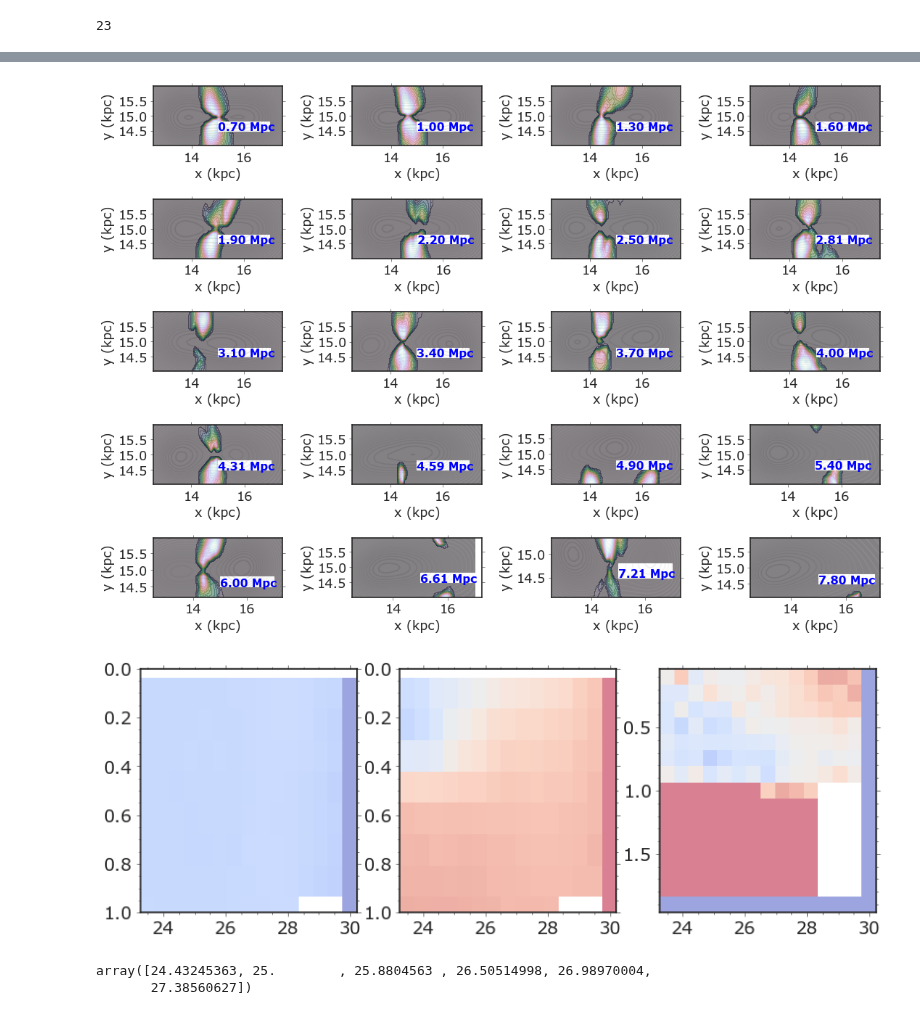
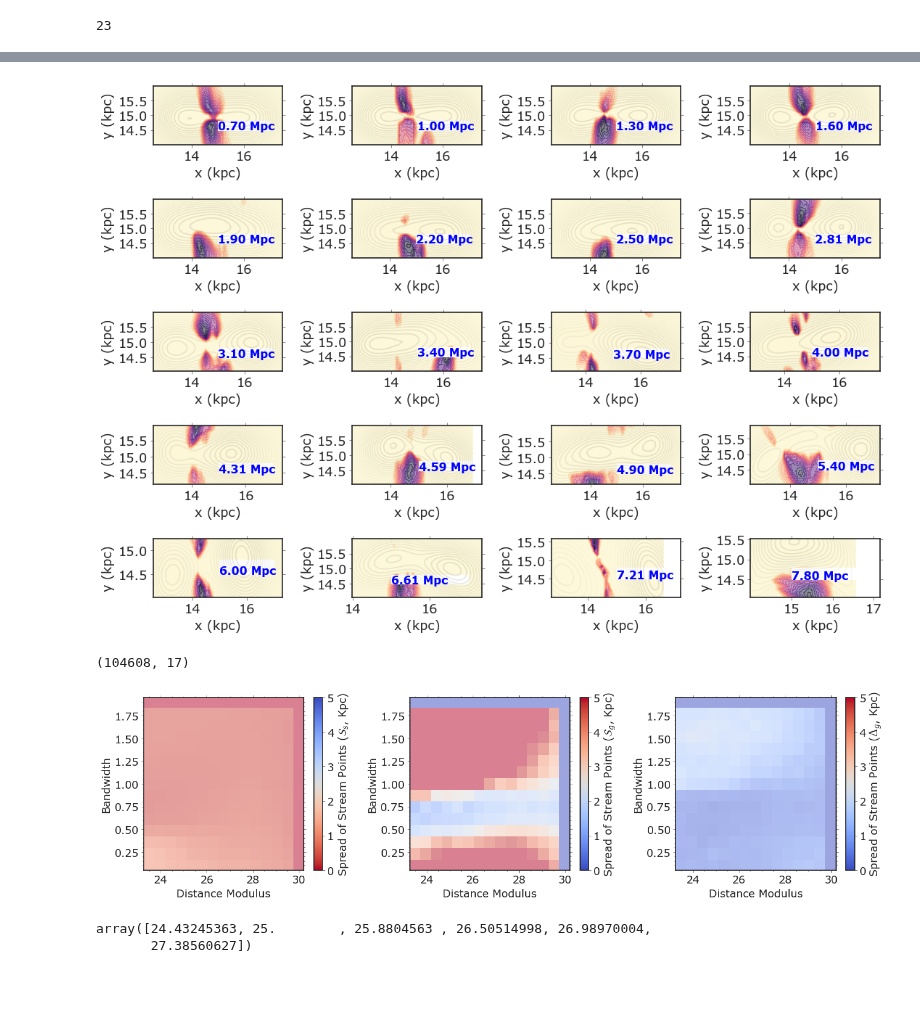
Before and after one commit to caganze/stellarstreams, a Jupyter notebook: notebooks/Gap Detection Pipeline.ipynb, the cells around one changed output, grey strips where cells are left out. Drawn from its saved outputs; the diff is of its cells as text; code cells hidden in the pictures; blank space fills up the shorter version.

```diff
--- a/notebooks/Gap Detection Pipeline.ipynb
+++ b/notebooks/Gap Detection Pipeline.ipynb
@@ -347,18 +347,19 @@ def get_counts(df, dgrid, rgc, m):
 
     for idx in range(len(dgrid)-1):
         v=df0[np.logical_and(df0.distance/1e6>=dgrid[idx], df0.distance/1e6<dgrid[idx+1])]
+
         res['stream_dens'].append([np.nanmedian(v.stream_dens.values), np.nanstd(v.stream_dens.values)])
         res['gap_dens'].append([np.nanmedian(v.gap_dens.values), np.nanstd(v.gap_dens.values)])
         res['bck_dens'].append([np.nanmedian(v.bck_dens.values), np.nanstd(v.bck_dens.values)])
 
-        gap_stream_ratio=v.gap_dens.values/v.stream_dens.values
-        stream_bck_ratio=v.stream_dens.values-v.bck_dens
+        gap_stream_ratio=v.gap_dens.values/v.bck_dens.values
+        stream_bck_ratio=v.stream_dens.values/v.bck_dens.values
         res['gap_stream_ratio'].append([np.nanmedian(gap_stream_ratio), np.nanstd(gap_stream_ratio)])
         res['stream_bck_ratio'].append([np.nanmedian(stream_bck_ratio), np.nanstd( stream_bck_ratio)])
 
     return res
 # %%
-dgrid=np.arange(0.77, 10, .1)
+dgrid=np.arange(0.77, 10, .2)
 # %%
 def make_line_plot(ax, x, y, yerr, rgc, **kwargs):
 
@@ -366,10 +367,16 @@ def make_line_plot(ax, x, y, yerr, rgc, **kwargs):
     #print (vls)
     rgcx=int(np.nanmedian(np.array(rgc.split('_')).astype(float)))
 
+    y1 = np.interp(dgrid, x, y)
+    dy1 = np.interp(dgrid, x, y-yerr)
+    dy2 = np.interp(dgrid, x, y+yerr)
 
-    ax.plot(x[~nans], y[~nans], **kwargs)
+    ax.plot(dgrid, y1, **kwargs)
+    #ax.fill_between(dgrid, dy1, dy2, alpha=0.05, color=colors[rgc])
+    #ax.plot(x[~nans], y[~nans], **kwargs)
 
-    ax.fill_between(x[~nans], y[~nans]-yerr[~nans], y[~nans]+yerr[~nans],  alpha=0.1, color=colors[rgc])
+
+    #ax.fill_between(x[~nans], y[~nans]-yerr[~nans], y[~nans]+yerr[~nans],  alpha=0.1, color=colors[rgc])
 
     #ax.plot(dgrid[:-1], np.vstack(vls['stream_dens'])[:,0], color=colors[rgc], linestyle='-', label='Stream, Rgc={} Kpc'.format(rgcx))
     #ax[0][0].fill_between(dgrid[:-1], np.vstack(vls['stream_dens'])[:,0]-np.vstack(vls['stream_dens'])[:,1],
@@ -518,10 +539,11 @@ axs= np.concatenate(ax)
 for idx in range(len(axs)):
     a=axs[idx]
     dmod=dmods[idx]
-    res=get_pipeline_results(dmod, 28.69, '10_20')
+    res=get_pipeline_results(dmod, 27.15, '10_20')
+    _=show_gap_detection(res,  plot='plot6', ax=a)
     #resx=get_pipeline_results_full(dmod, 28.69, '10_20')
     #for res in resx:
-    _=show_gap_detection(res,  plot='plot6', ax=a)
+    #    _=show_gap_detection(res,  plot='plot6', ax=a)
     title='{:.2f} Mpc'.format(1e-6*(10**((dmod/5)+1)))
 
     rect = patches.Rectangle( (15,14.5), \
@@ -534,7 +556,7 @@ for idx in range(len(axs)):
 plt.tight_layout()
 plt.savefig('../figures/visual_detections_rgc15_piHpi.jpeg')
 # %% [output]
-[figure, old version]
+[figure, new version]
 # %%
 from popsims.plot_tools import plot_annotated_heatmap
 # %%
@@ -542,4 +564,6 @@ from popsims.plot_tools import plot_annotated_heatmap
 #df['prod']=df.spread_gap_stars/df.spread_stream_stars
 df.offset_center=np.abs(df.offset_center)
 # %%
-#dmods
+df.shape
+# %% [output]
+(104608, 17)
@@ -546,16 +572,38 @@ df.offset_center=np.abs(df.offset_center)
 # %%
-fig, ax=plt.subplots(ncols=3, figsize=(12, 4))
+fig, ax=plt.subplots(ncols=3, figsize=(14*1.2, 4*1.2))
 
 #ax[0].scatter(  df.dmod, df.bw, c=df.spread_gap_stars , s=0.1, cmap='cubehelix')
 #ax[1].scatter(df.dmod, df.bw, c=df.spread_stream_stars, s=0.1, cmap='cubehelix')
-plot_annotated_heatmap(ax[0], df, 15, ['dmod', 'bw', 'spread_gap_stars'], cmap='coolwarm',annotate=True,  alpha=0.5)
 
-plot_annotated_heatmap(ax[1], df, 15, ['dmod', 'bw', 'spread_stream_stars'], cmap='coolwarm_r',annotate=False, alpha=0.5)
-plot_annotated_heatmap(ax[-1], df, 15, ['dmod', 'bw', 'offset_center'], cmap='coolwarm',annotate=False, alpha=0.5)
+plot_annotated_heatmap(ax[0], df, 15, ['dmod', 'bw', 'spread_stream_stars'], vmin=0., vmax=5., cmap='coolwarm_r',annotate=True,  alpha=0.5)
+
+
+plot_annotated_heatmap(ax[1], df, 15, ['dmod', 'bw', 'spread_gap_stars'], vmin=0.0, vmax=5., cmap='coolwarm',annotate=False, alpha=0.5)
+plot_annotated_heatmap(ax[-1], df, 15, ['dmod', 'bw', 'offset_center'], vmin=0.0, vmax=5., cmap='coolwarm',annotate=False, alpha=0.5)
 
 #ax[0].scatter(df.dmod, df.bw, s=.1)
+
+cmap = mpl.cm.coolwarm_r
+norm = mpl.colors.Normalize(vmin=0, vmax=5)
+plt.colorbar(mpl.cm.ScalarMappable(norm=norm, cmap=cmap), ax=ax[0], orientation='vertical', label=r'Spread of Stream Points ($\mathcal{S}_s$, Kpc)')
+
+cmap = mpl.cm.coolwarm
+norm = mpl.colors.Normalize(vmin=0, vmax=5)
+plt.colorbar(mpl.cm.ScalarMappable(norm=norm, cmap=cmap), ax=ax[1], orientation='vertical', label=r'Spread of Stream Points ($\mathcal{S}_g$, Kpc)')
+
+cmap = mpl.cm.coolwarm
+norm = mpl.colors.Normalize(vmin=0, vmax=5)
+plt.colorbar(mpl.cm.ScalarMappable(norm=norm, cmap=cmap), ax=ax[-1], orientation='vertical', label=r'Spread of Stream Points ($\Delta_g$, Kpc)')
+
+for a in ax:
+    a.set(ylim=[0.05, 1.95], xlabel='Distance Modulus', ylabel='Bandwidth')
+
+
+plt.tight_layout()
+
+plt.savefig('../figures/gaps_spread_all_bws.pdf', bbox_inches='tight')
 # %% [output]
-[figure, old version]
+[figure, new version]
 # %%
 ds=([0.77, 1., 1.5, 2., 2.5, 3.])*u.Mpc
 dmods2 = 5*np.log10(ds.to(u.pc)/(10*u.pc)).value
```
Also changed, not shown: parts of 11 cells of this notebook, 3 other files.
